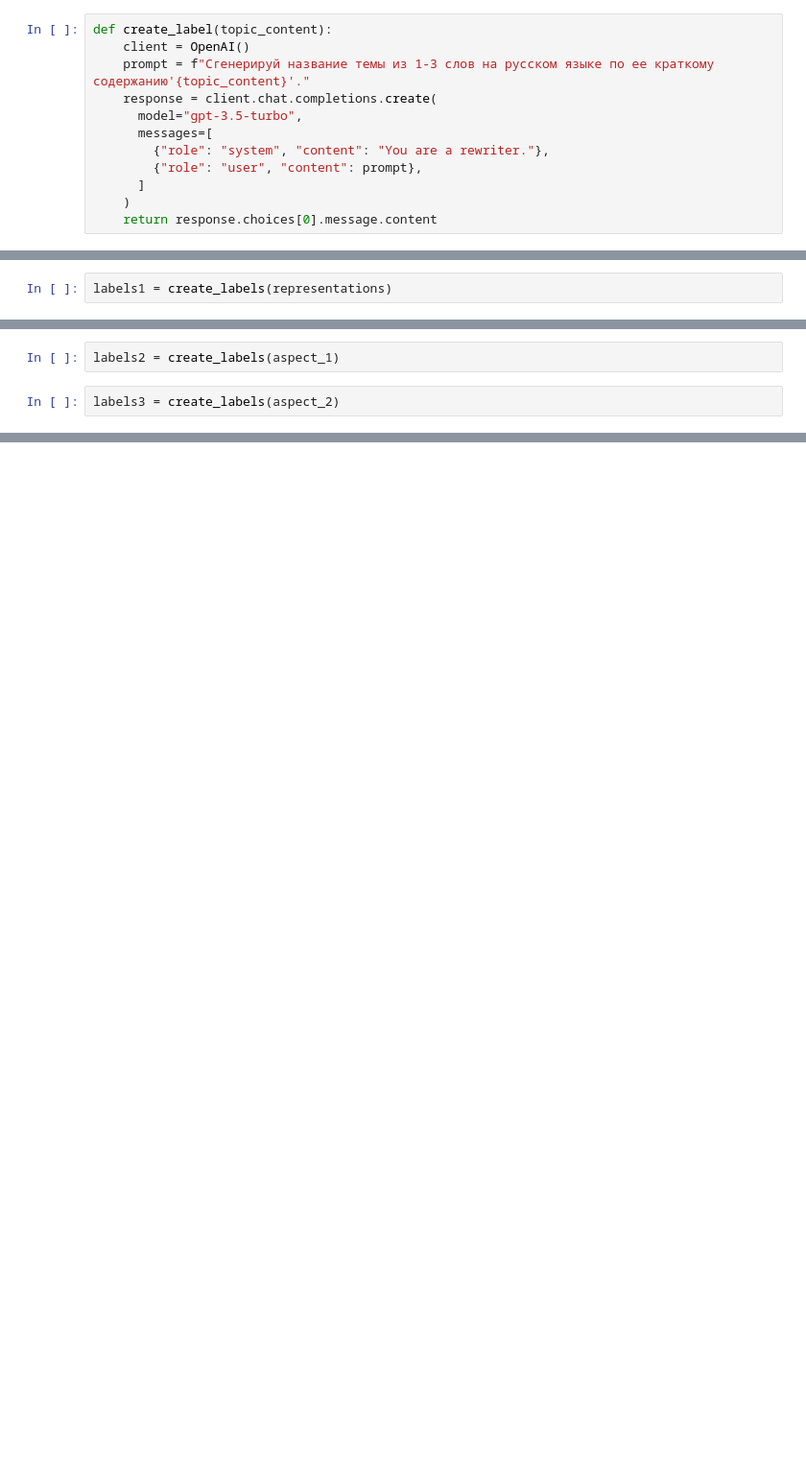
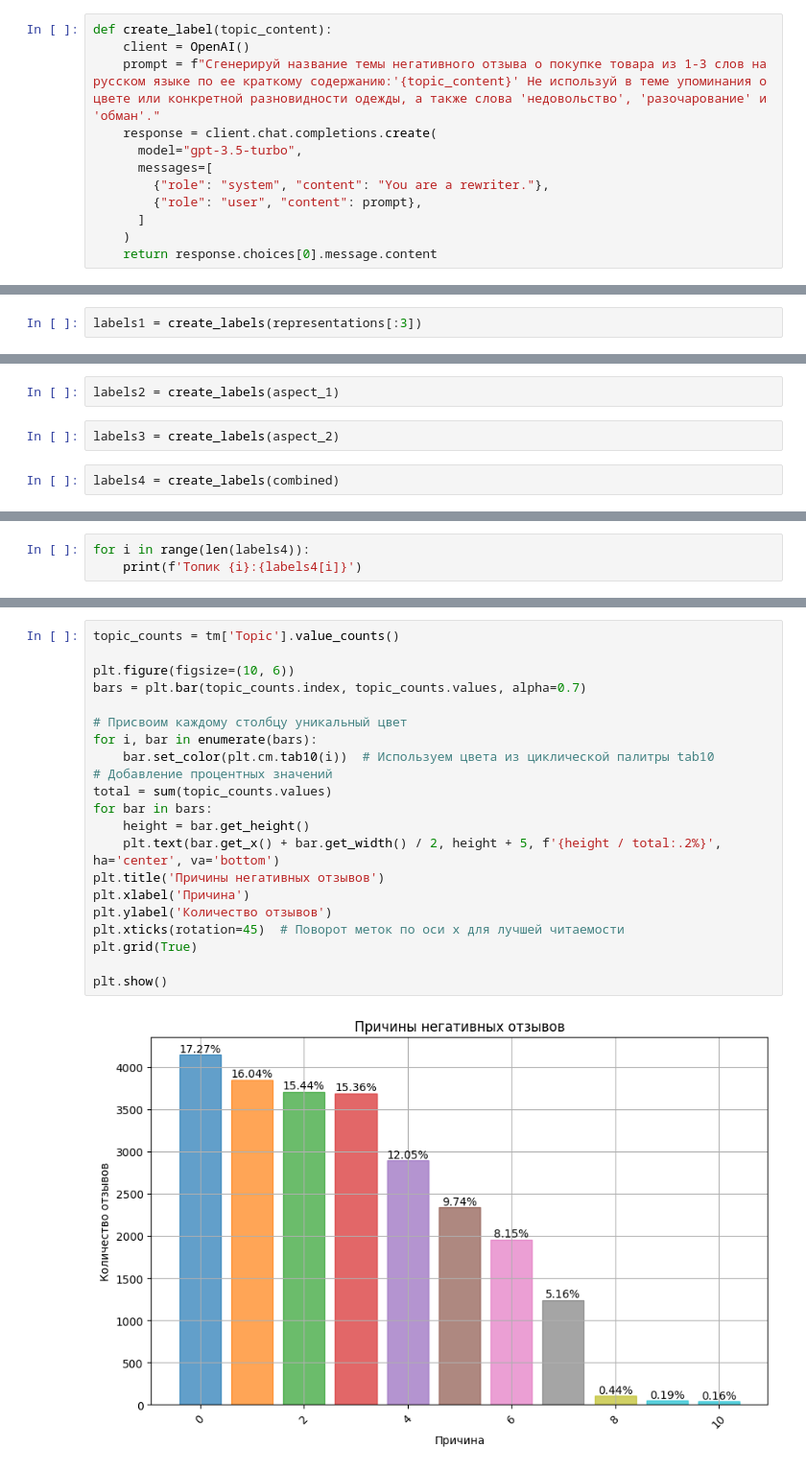
Before and after one commit to solobala/DLL30, a Jupyter notebook: notebookb45ebb3445.ipynb, the cells around one changed output, grey strips where cells are left out. Shown at 96% size. Saved outputs shown, nothing was run; the diff lists cells and outputs as text; blank space fills up the shorter version.

```diff
--- a/notebookb45ebb3445.ipynb
+++ b/notebookb45ebb3445.ipynb
@@ -559,7 +644,7 @@ else:
 # %%
 def create_label(topic_content):
     client = OpenAI()
-    prompt = f"Сгенерируй название темы из 1-3 слов на русском языке по ее краткому содержанию'{topic_content}'."
+    prompt = f"Сгенерируй название темы негативного отзыва о покупке товара из 1-3 слов на русском языке по ее краткому содержанию:'{topic_content}' Не используй в теме упоминания о цвете или конкретной разновидности одежды, а также слова 'недовольство', 'разочарование' и 'обман'."
     response = client.chat.completions.create(
       model="gpt-3.5-turbo",
       messages=[
@@ -575,4 +660,4 @@ def create_labels(representations):
         t_labels.append(create_label(' '.join(r)))
     return t_labels
 # %%
-labels1 = create_labels(representations)
+labels1 = create_labels(representations[:3])
@@ -580,6 +671,8 @@ labels1 = create_labels(representations)
 labels2 = create_labels(aspect_1)
 # %%
 labels3 = create_labels(aspect_2)
+# %%
+labels4 = create_labels(combined)
 # %%
 for i in range(len(labels1)):
     print(f'Топик {i}: {labels1[i]}, {labels2[i]},{labels3[i]}')
@@ -591,0 +679,3 @@ for i in range(len(labels1)):
+# %%
+for i in range(len(labels4)):
+    print(f'Топик {i}:{labels4[i]}')
@@ -591,0 +697,23 @@ for i in range(len(labels1)):
+# %%
+topic_counts = tm['Topic'].value_counts()
+
+plt.figure(figsize=(10, 6))
+bars = plt.bar(topic_counts.index, topic_counts.values, alpha=0.7)
+
+# Присвоим каждому столбцу уникальный цвет
+for i, bar in enumerate(bars):
+    bar.set_color(plt.cm.tab10(i))  # Используем цвета из циклической палитры tab10
+# Добавление процентных значений
+total = sum(topic_counts.values)
+for bar in bars:
+    height = bar.get_height()
+    plt.text(bar.get_x() + bar.get_width() / 2, height + 5, f'{height / total:.2%}', ha='center', va='bottom')
+plt.title('Причины негативных отзывов')
+plt.xlabel('Причина')
+plt.ylabel('Количество отзывов')
+plt.xticks(rotation=45)  # Поворот меток по оси x для лучшей читаемости
+plt.grid(True)
+
+plt.show()
+# %% [output]
+[figure, added]
```
Also changed, not shown: parts of 36 cells of this notebook.
